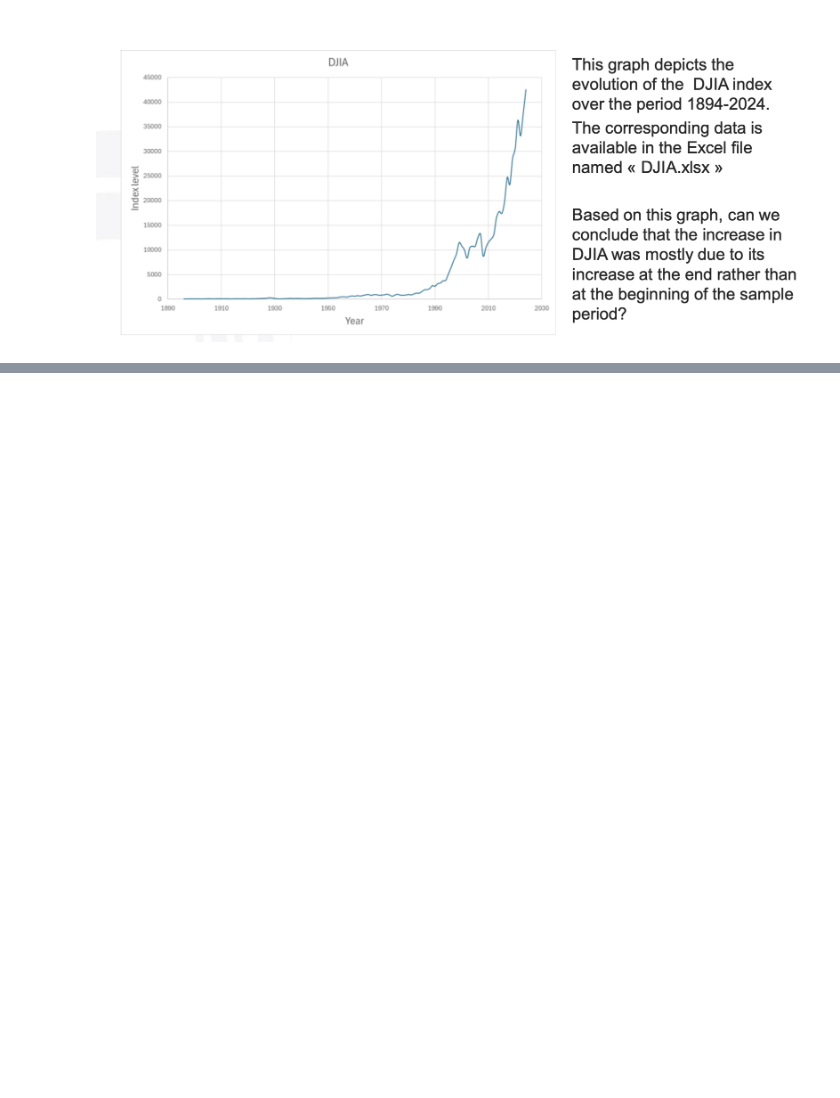
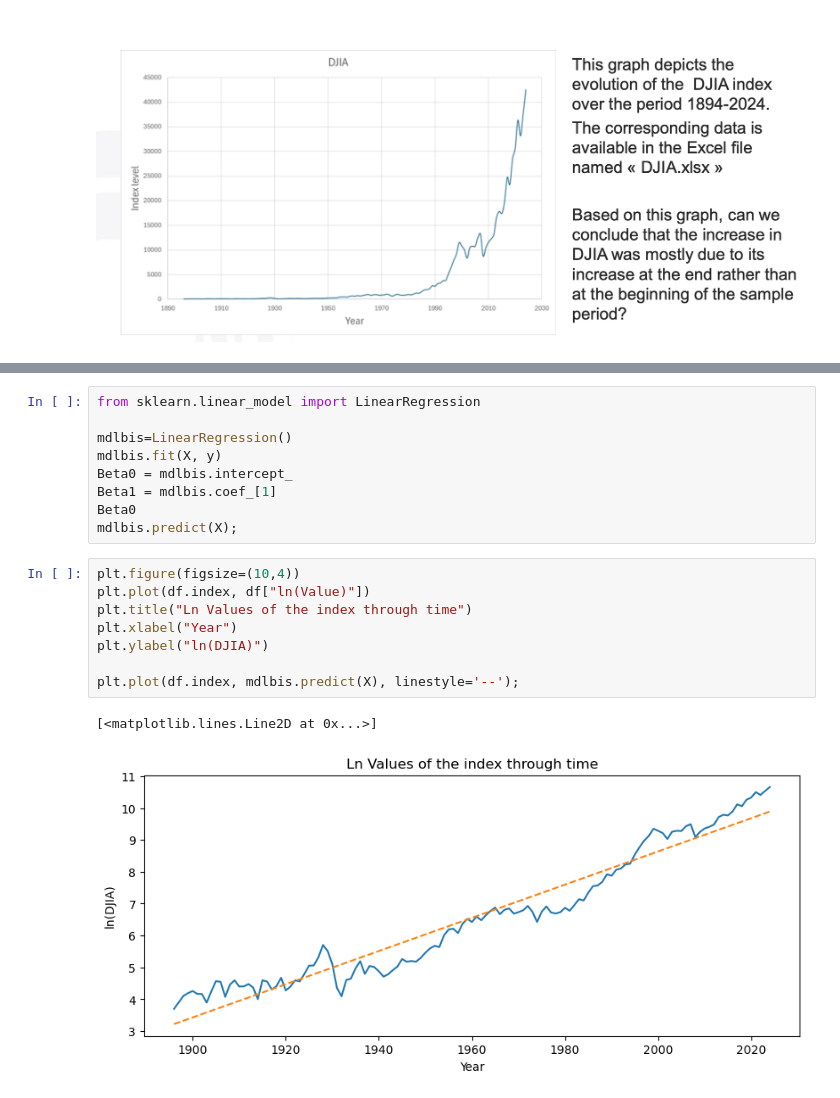
Before and after one commit to ArilesHireche/Investment-and-Financial-Markets-exercises, a Jupyter notebook: DJIA.ipynb, the cells around one changed output, grey strips where cells are left out. Saved outputs shown, nothing was run; the diff lists cells and outputs as text; blank space fills up the shorter version.

```diff
--- a/DJIA.ipynb
+++ b/DJIA.ipynb
@@ -8,0 +123,20 @@ df = pd.read_excel("/Users/hirecheariles/Documents/Cours/Master Finance/IFM/.xls
+# %%
+from sklearn.linear_model import LinearRegression
+
+mdlbis=LinearRegression()
+mdlbis.fit(X, y)
+Beta0 = mdlbis.intercept_
+Beta1 = mdlbis.coef_[1]
+Beta0
+mdlbis.predict(X);
+# %%
+plt.figure(figsize=(10,4))
+plt.plot(df.index, df["ln(Value)"])
+plt.title("Ln Values of the index through time")
+plt.xlabel("Year")
+plt.ylabel("ln(DJIA)")
+
+plt.plot(df.index, mdlbis.predict(X), linestyle='--');
+# %% [output]
+[<matplotlib.lines.Line2D at 0x...>]
+[figure, added]
```
Also changed, not shown: parts of 14 cells of this notebook.
